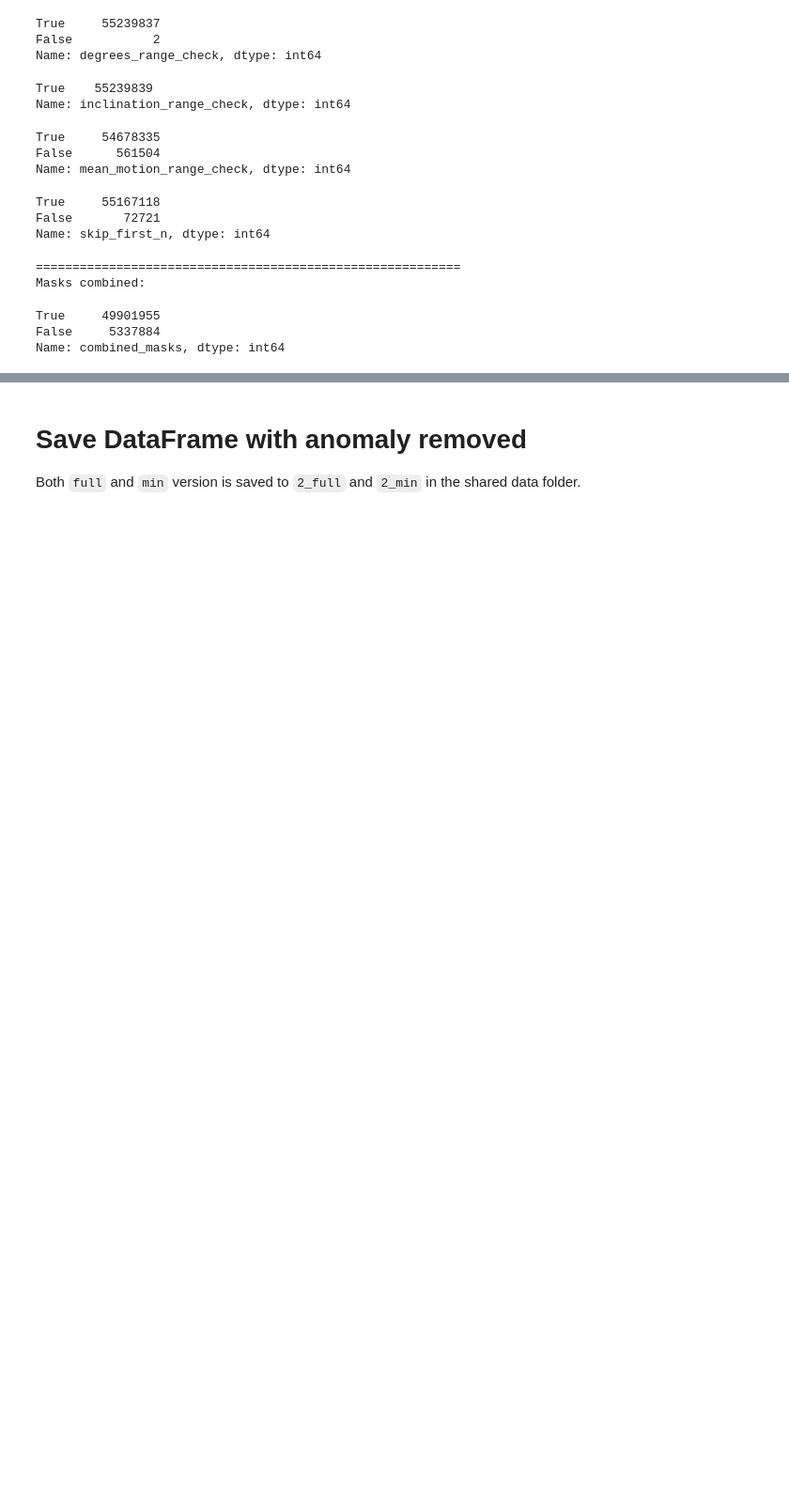
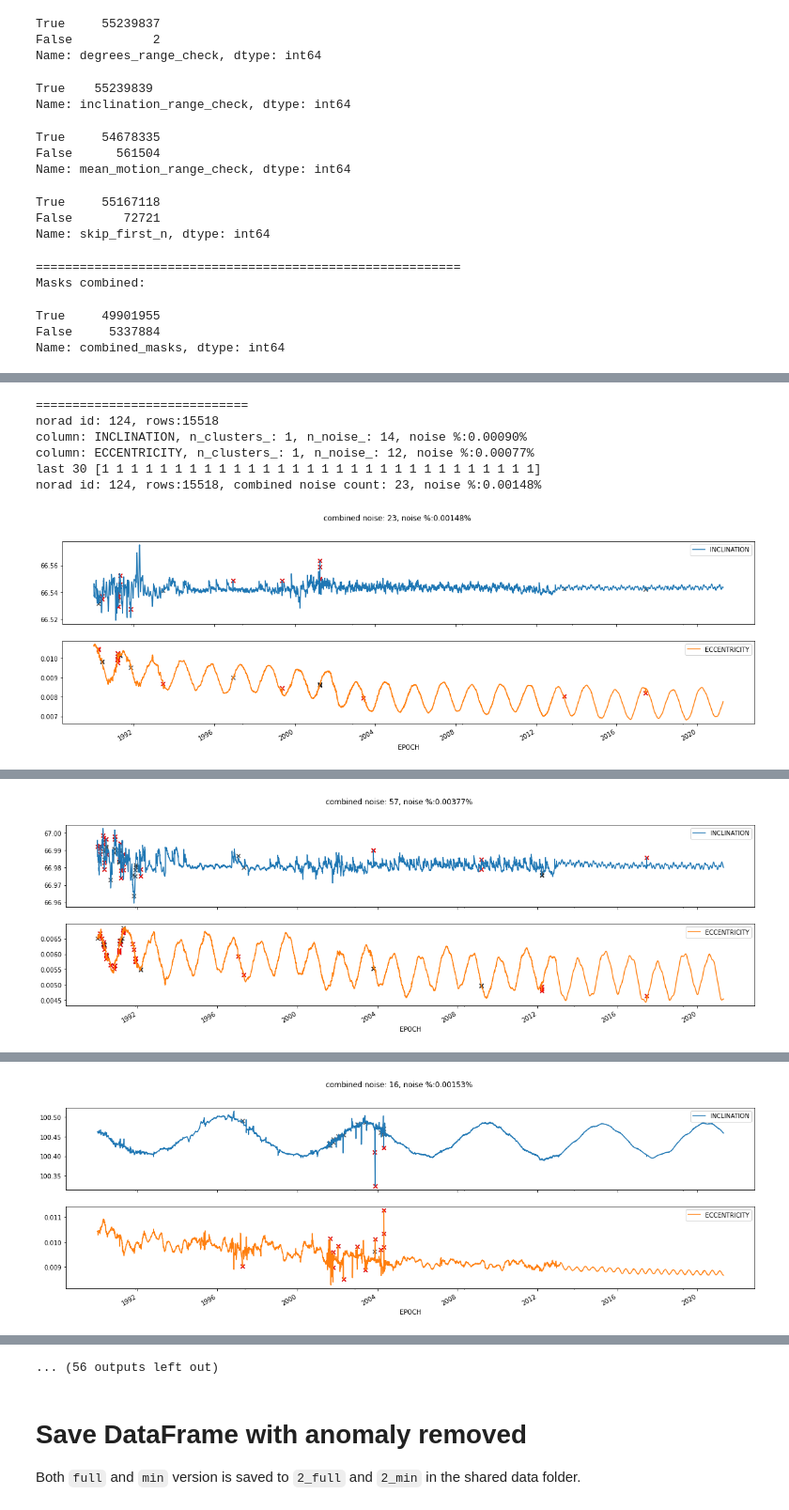
Before and after one commit to cm-tle-pred/tle-prediction, a Jupyter notebook: 2_remove_anomaly/remove_anomaly.ipynb, the cells around one changed output, grey strips where cells are left out. Shown at 94% size. Cells and saved outputs as stored; diff of their text form; code cells hidden in the pictures; blank space fills up the shorter version.

Commit message:
DBSCAN outlier removal test

```diff
--- a/2_remove_anomaly/remove_anomaly.ipynb
+++ b/2_remove_anomaly/remove_anomaly.ipynb
@@ -24,0 +31,6 @@ sample_df = train_df[train_df.NORAD_CAT_ID.isin([12223, 26285])]
+# %%
+# just using a small subset for testing
+# sample_ids = [12223, 26285, 10760, 14345, 34588, 330, 20970]
+sample_ids = [12223, 26285, 10760, 14345, 34588, 330, 20970, 35253, 38899, 36390, 27507, 31539,  8386,  6299, 18428, 17228, 42126]
+sample_ids += list(np.random.choice(train_df.NORAD_CAT_ID.unique(),20))
+sample_df = train_df[train_df.NORAD_CAT_ID.isin(sample_ids)]
@@ -134,0 +155,3 @@ Name: combined_masks, dtype: int64
+# %%
+masked_df = train_df[combined]
+masked_sample_df = masked_df[masked_df.NORAD_CAT_ID.isin(sample_ids)]
@@ -134,0 +162,67 @@ Name: combined_masks, dtype: int64
+# %%
+# testing DBSCAN
+
+from sklearn.cluster import DBSCAN
+
+def dbscan_removal(df, debug=False):
+#     columns = ["INCLINATION","ECCENTRICITY","MEAN_MOTION"]
+    # mean motion turns out to be not very good, due to the final decay as well as outliers reflected in other fields as well
+    columns = ["INCLINATION","ECCENTRICITY"]
+
+    def detect_outliers(input_df):
+        name = input_df.name
+        dbscan_min_samples = max(len(input_df)/100, 20)
+
+        sub_df = input_df[columns + ['EPOCH']].set_index('EPOCH', append=True).sort_index(level=1)
+        print(f"=============================\nnorad id: {name}, rows:{len(input_df)}")
+
+        ax = (sub_df.droplevel(0)).plot(subplots=True,figsize=(20,6));
+        outlier_labels = []
+        for i,column in enumerate(columns):
+            col_diff = np.minimum(sub_df[column].diff()**2, sub_df[column].diff(-1)**2).fillna(0) + np.minimum(sub_df[column].diff(2)**2, sub_df[column].diff(-2)**2).fillna(0)
+            db = DBSCAN(eps=col_diff.std()*3, min_samples=dbscan_min_samples).fit(col_diff.to_frame())
+            core_samples_mask = np.zeros_like(db.labels_, dtype=bool)
+            core_samples_mask[db.core_sample_indices_] = True
+            labels = db.labels_
+
+            # Number of clusters in labels, ignoring noise if present.
+            n_clusters_ = len(set(labels)) - (1 if -1 in labels else 0)
+            n_noise_ = list(labels).count(-1)
+
+            print(f"column: {column}, n_clusters_: {n_clusters_}, n_noise_: {n_noise_}, noise %:{n_noise_/len(input_df):.5f}%")
+
+            outliers = sub_df[(labels==-1)][column]
+            outliers.name = column
+            outlier_labels.append(labels)
+
+            ax[i].scatter(outliers.index.get_level_values(1), outliers, s=40, color="red", alpha=1, marker="x", zorder=-1)
+#             ax[i].set_title=f"{column} #clusters: {n_clusters_}, #noise: {n_noise_}, noise %:{n_noise_/len(input_df):.5f}%"
+            ax[i].set_title=f"AAAAAA"
+
+
+        all_normal = (np.array(outlier_labels).T.min(axis=1) != -1)
+        print(f"last 30 {all_normal[-30:].astype(int)}")
+        num_all_outliers = len(input_df)-np.sum(all_normal)
+        outlier_data = sub_df[~all_normal]
+        ax[-1].figure.suptitle(f"combined noise: {num_all_outliers}, noise %:{num_all_outliers/len(input_df):.5f}%")
+        print(f"norad id: {name}, rows:{len(input_df)}, combined noise count: {num_all_outliers}, noise %:{num_all_outliers/len(input_df):.5f}%")
+        for i,column in enumerate(columns):
+            ax[i].scatter(outlier_data.index.get_level_values(1), outlier_data[column], s=40, color="black", alpha=0.7, marker="x", zorder=-2)
+
+        plt.show()
+        return input_df
+
+    df.groupby(by="NORAD_CAT_ID", as_index=False).progress_apply(detect_outliers)
+
+# dbscan_removal(masked_sample_df[(masked_sample_df.EPOCH > "1991-9") & (masked_sample_df.EPOCH < "1992") & (masked_sample_df.NORAD_CAT_ID == 12223)])
+# dbscan_removal(masked_sample_df[(masked_sample_df.NORAD_CAT_ID == 330)])
+# dbscan_removal(masked_sample_df[(masked_sample_df.NORAD_CAT_ID.isin([20970, 26285]))])
+treated_df = dbscan_removal(masked_sample_df)
+# %% [output]
+=============================
+norad id: 124, rows:15518
+column: INCLINATION, n_clusters_: 1, n_noise_: 14, noise %:0.00090%
+column: ECCENTRICITY, n_clusters_: 1, n_noise_: 12, noise %:0.00077%
+last 30 [1 1 1 1 1 1 1 1 1 1 1 1 1 1 1 1 1 1 1 1 1 1 1 1 1 1 1 1 1 1]
+norad id: 124, rows:15518, combined noise count: 23, noise %:0.00148%
+[figure, added]
@@ -134,0 +235 @@ Name: combined_masks, dtype: int64
+[figure, added]
@@ -134,0 +242 @@ Name: combined_masks, dtype: int64
+[figure, added]
@@ -135,3 +264,4 @@ Name: combined_masks, dtype: int64
+... (56 outputs left out)
 # %% [markdown]
 # Save DataFrame with anomaly removed
 
```
Also changed, not shown: parts of 13 cells of this notebook.
